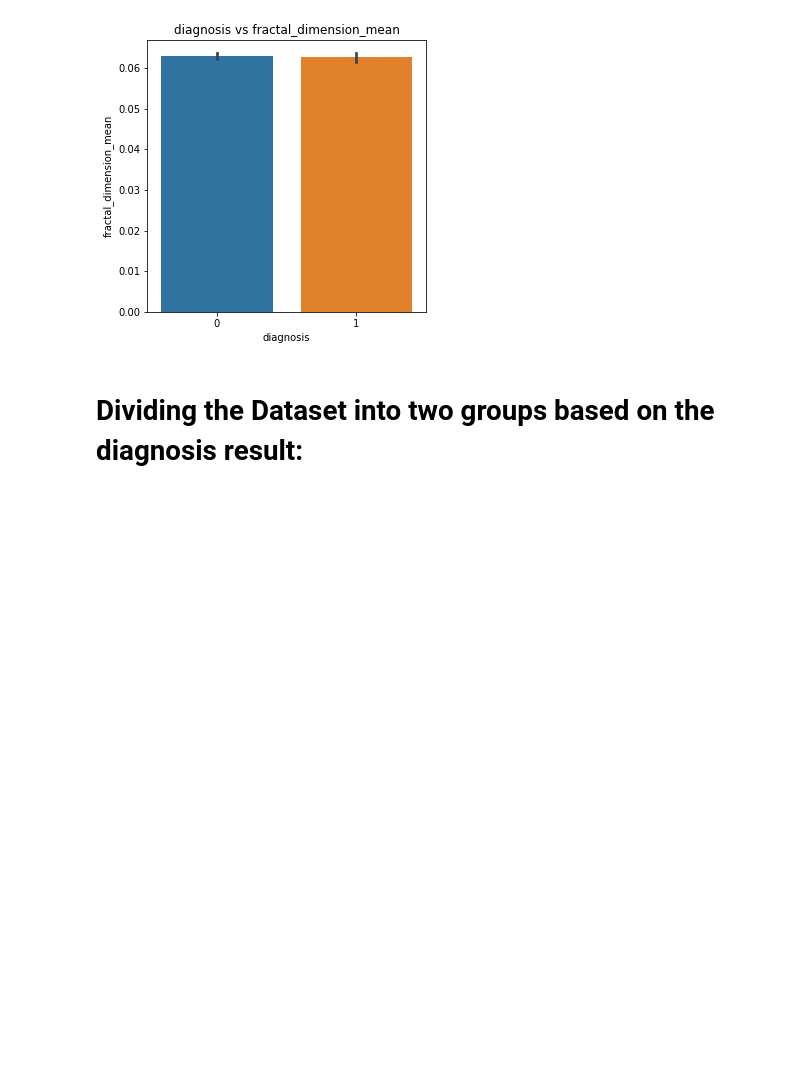
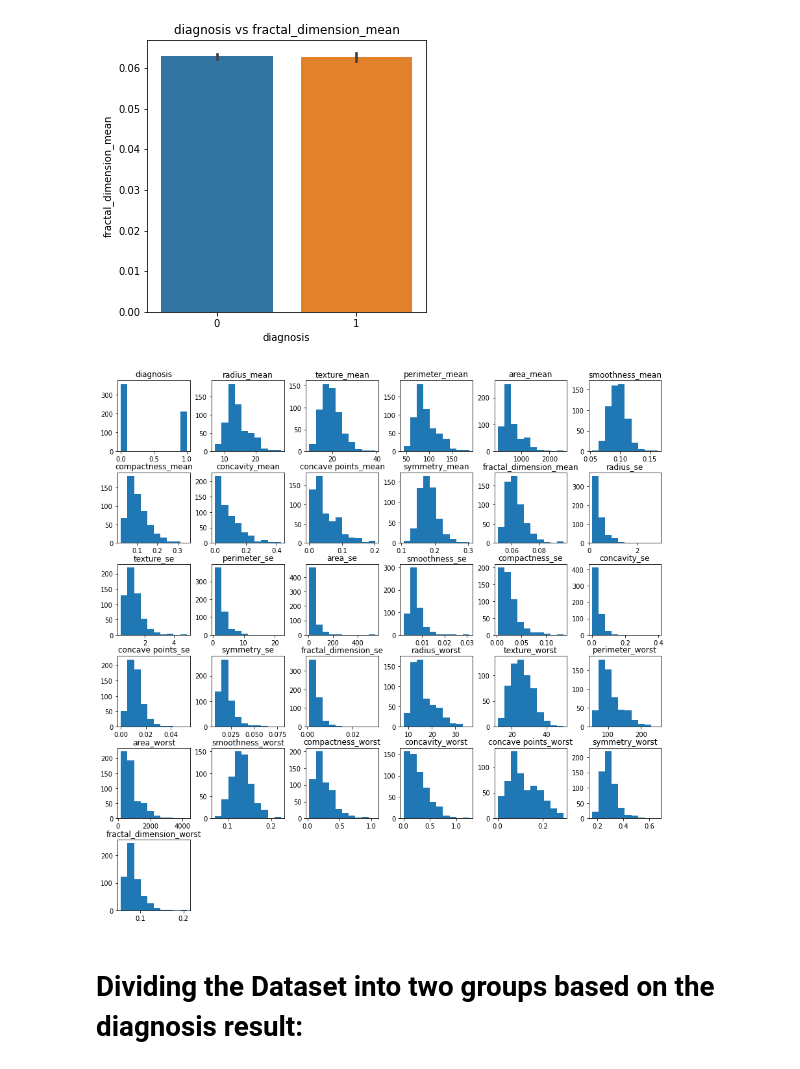
Before and after one commit to srigouri/Data-Science-Dissertation, a Jupyter notebook: BreastCancer_EDA.ipynb, the cells around one changed output. Cells and saved outputs as stored; diff of their text form; code cells hidden in the pictures; blank space fills up the shorter version.

```diff
--- a/BreastCancer_EDA.ipynb
+++ b/BreastCancer_EDA.ipynb
@@ -164,6 +164,10 @@ bar_plot('diagnosis','symmetry_mean')
 bar_plot('diagnosis','fractal_dimension_mean')
 # %% [output]
 [figure]
+# %%
+hist_mean=cancer_data.hist(bins=10, figsize=(15, 15),grid=False,)
+# %% [output]
+[figure, added]
 # %% [markdown]
 # Dividing the Dataset into two groups based on the diagnosis result:
 # %%
```
Also changed, not shown: parts of 4 cells of this notebook.
